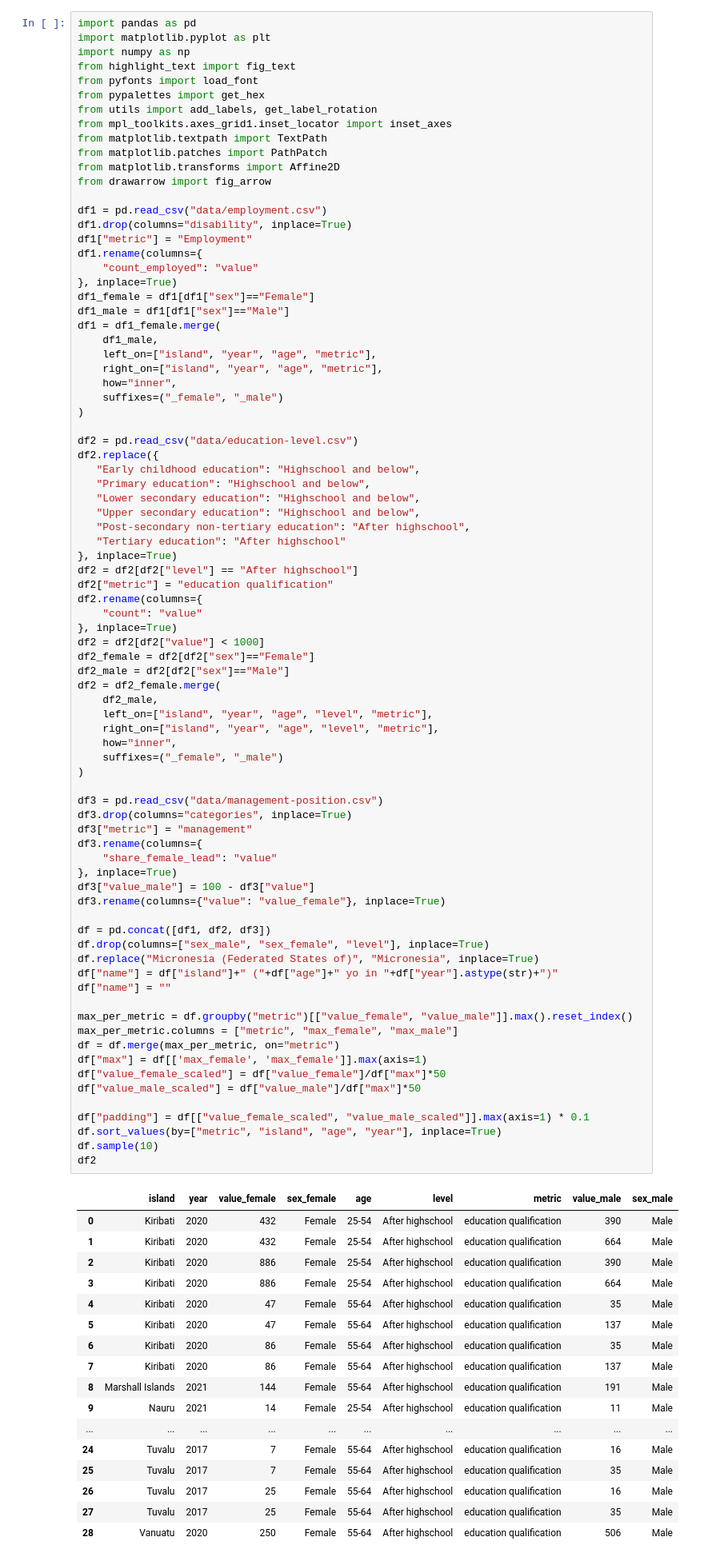
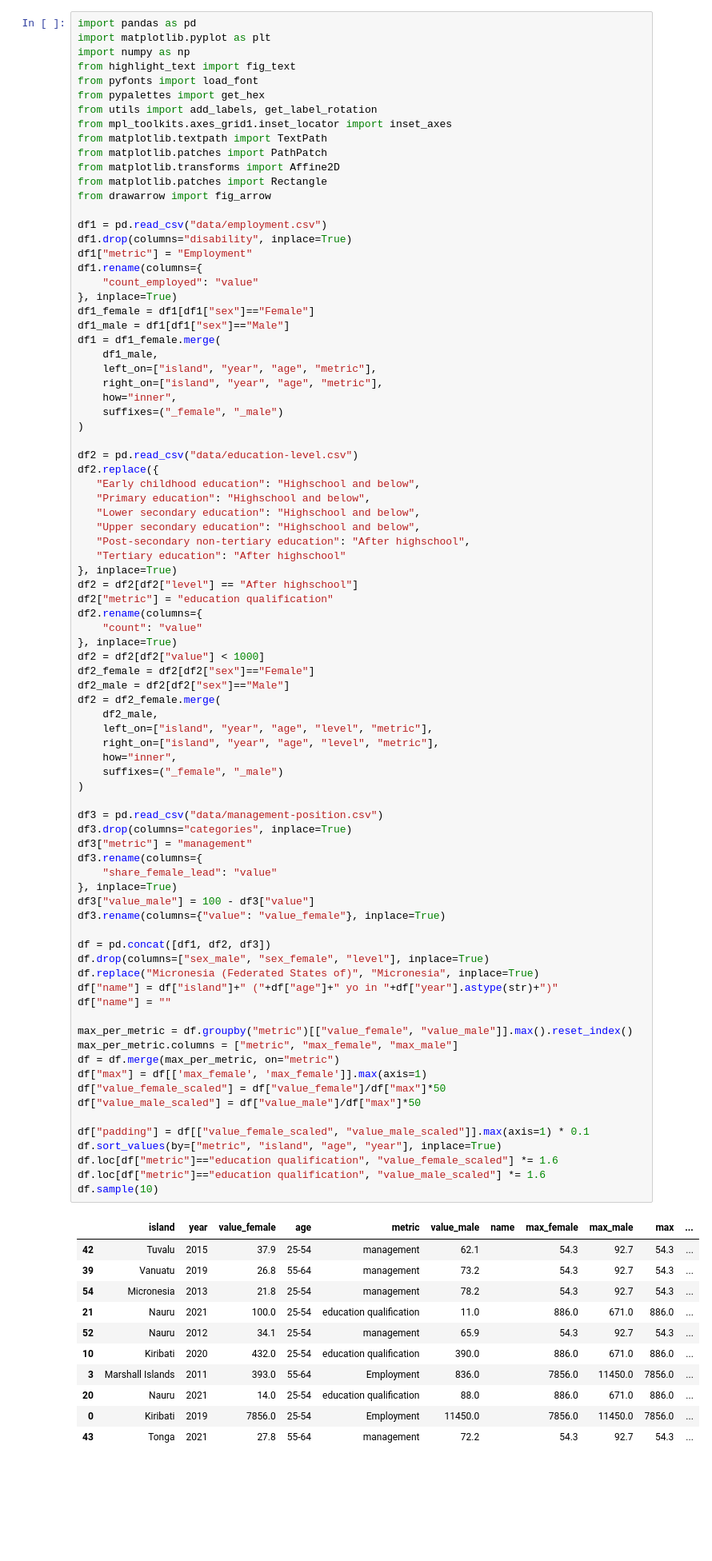
Before and after one commit to JosephBARBIERDARNAL/pacific-data-challenge, a Jupyter notebook: chart.ipynb, the cells around one changed output. Shown at 80% size. Drawn from its saved outputs; the diff is of its cells as text; blank space fills up the shorter version.

```diff
--- a/chart.ipynb
+++ b/chart.ipynb
@@ -10,6 +10,7 @@ from mpl_toolkits.axes_grid1.inset_locator import inset_axes
 from matplotlib.textpath import TextPath
 from matplotlib.patches import PathPatch
 from matplotlib.transforms import Affine2D
+from matplotlib.patches import Rectangle
 from drawarrow import fig_arrow
 
 df1 = pd.read_csv("data/employment.csv")
@@ -52,51 +53,46 @@ df2 = df2_female.merge(
     how="inner",
     suffixes=("_female", "_male")
 )
 
 df3 = pd.read_csv("data/management-position.csv")
 df3.drop(columns="categories", inplace=True)
 df3["metric"] = "management"
 df3.rename(columns={
     "share_female_lead": "value"
 }, inplace=True)
 df3["value_male"] = 100 - df3["value"]
 df3.rename(columns={"value": "value_female"}, inplace=True)
 
 df = pd.concat([df1, df2, df3])
 df.drop(columns=["sex_male", "sex_female", "level"], inplace=True)
 df.replace("Micronesia (Federated States of)", "Micronesia", inplace=True)
 df["name"] = df["island"]+" ("+df["age"]+" yo in "+df["year"].astype(str)+")"
 df["name"] = ""
 
 max_per_metric = df.groupby("metric")[["value_female", "value_male"]].max().reset_index()
 max_per_metric.columns = ["metric", "max_female", "max_male"]
 df = df.merge(max_per_metric, on="metric")
 df["max"] = df[['max_female', 'max_female']].max(axis=1)
 df["value_female_scaled"] = df["value_female"]/df["max"]*50
 df["value_male_scaled"] = df["value_male"]/df["max"]*50
 
 df["padding"] = df[["value_female_scaled", "value_male_scaled"]].max(axis=1) * 0.1
 df.sort_values(by=["metric", "island", "age", "year"], inplace=True)
+df.loc[df["metric"]=="education qualification", "value_female_scaled"] *= 1.6
+df.loc[df["metric"]=="education qualification", "value_male_scaled"] *= 1.6
 df.sample(10)
-df2
 # %% [output]
-|  | island | year | value_female | sex_female | age | level | metric | value_male | sex_male |
-| 0 | Kiribati | 2020 | 432 | Female | 25-54 | After highschool | education qualification | 390 | Male |
-| 1 | Kiribati | 2020 | 432 | Female | 25-54 | After highschool | education qualification | 664 | Male |
-| 2 | Kiribati | 2020 | 886 | Female | 25-54 | After highschool | education qualification | 390 | Male |
-| 3 | Kiribati | 2020 | 886 | Female | 25-54 | After highschool | education qualification | 664 | Male |
-| 4 | Kiribati | 2020 | 47 | Female | 55-64 | After highschool | education qualification | 35 | Male |
-| 5 | Kiribati | 2020 | 47 | Female | 55-64 | After highschool | education qualification | 137 | Male |
-| 6 | Kiribati | 2020 | 86 | Female | 55-64 | After highschool | education qualification | 35 | Male |
-| 7 | Kiribati | 2020 | 86 | Female | 55-64 | After highschool | education qualification | 137 | Male |
-| 8 | Marshall Islands | 2021 | 144 | Female | 55-64 | After highschool | education qualification | 191 | Male |
-| 9 | Nauru | 2021 | 14 | Female | 25-54 | After highschool | education qualification | 11 | Male |
-| ... | ... | ... | ... | ... | ... | ... | ... | ... | ... |
-| 24 | Tuvalu | 2017 | 7 | Female | 55-64 | After highschool | education qualification | 16 | Male |
-| 25 | Tuvalu | 2017 | 7 | Female | 55-64 | After highschool | education qualification | 35 | Male |
-| 26 | Tuvalu | 2017 | 25 | Female | 55-64 | After highschool | education qualification | 16 | Male |
-| 27 | Tuvalu | 2017 | 25 | Female | 55-64 | After highschool | education qualification | 35 | Male |
-| 28 | Vanuatu | 2020 | 250 | Female | 55-64 | After highschool | education qualification | 506 | Male |
+|  | island | year | value_female | age | metric | value_male | name | max_female | max_male | max | ... |
+| 42 | Tuvalu | 2015 | 37.9 | 25-54 | management | 62.1 |  | 54.3 | 92.7 | 54.3 | ... |
+| 39 | Vanuatu | 2019 | 26.8 | 55-64 | management | 73.2 |  | 54.3 | 92.7 | 54.3 | ... |
+| 54 | Micronesia | 2013 | 21.8 | 25-54 | management | 78.2 |  | 54.3 | 92.7 | 54.3 | ... |
+| 21 | Nauru | 2021 | 100.0 | 25-54 | education qualification | 11.0 |  | 886.0 | 671.0 | 886.0 | ... |
+| 52 | Nauru | 2012 | 34.1 | 25-54 | management | 65.9 |  | 54.3 | 92.7 | 54.3 | ... |
+| 10 | Kiribati | 2020 | 432.0 | 25-54 | education qualification | 390.0 |  | 886.0 | 671.0 | 886.0 | ... |
+| 3 | Marshall Islands | 2011 | 393.0 | 55-64 | Employment | 836.0 |  | 7856.0 | 11450.0 | 7856.0 | ... |
+| 20 | Nauru | 2021 | 14.0 | 25-54 | education qualification | 88.0 |  | 886.0 | 671.0 | 886.0 | ... |
+| 0 | Kiribati | 2019 | 7856.0 | 25-54 | Employment | 11450.0 |  | 7856.0 | 11450.0 | 7856.0 | ... |
+| 43 | Tonga | 2021 | 27.8 | 55-64 | management | 72.2 |  | 54.3 | 92.7 | 54.3 | ... |
 # %%
 def get_alignement(angle, offset=0):
         if angle <= np.pi:
```
Also changed, not shown: parts of 2 cells of this notebook, 1 other file.
